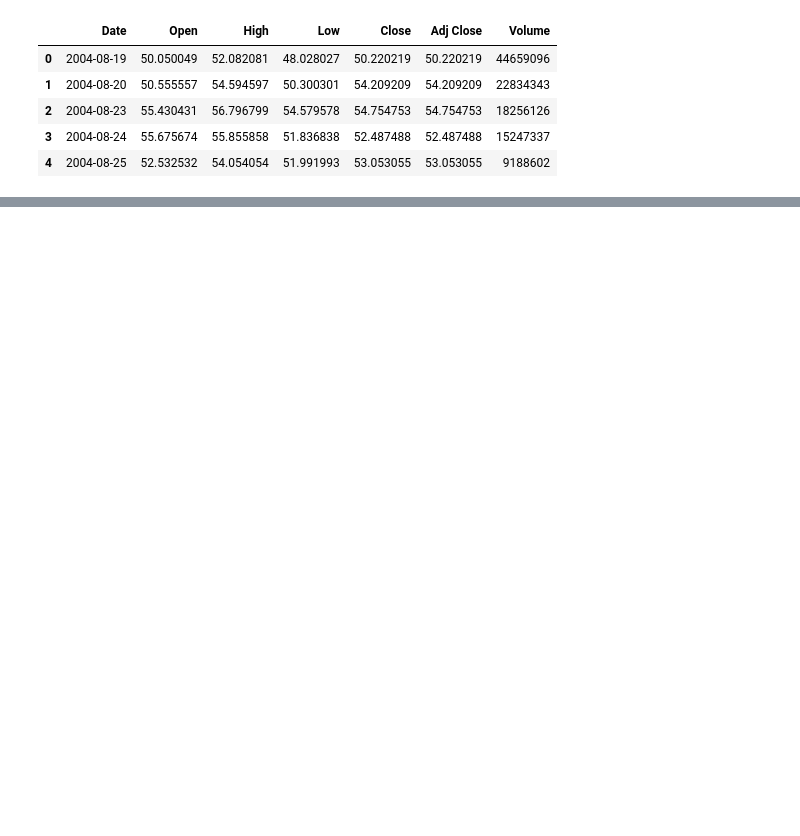
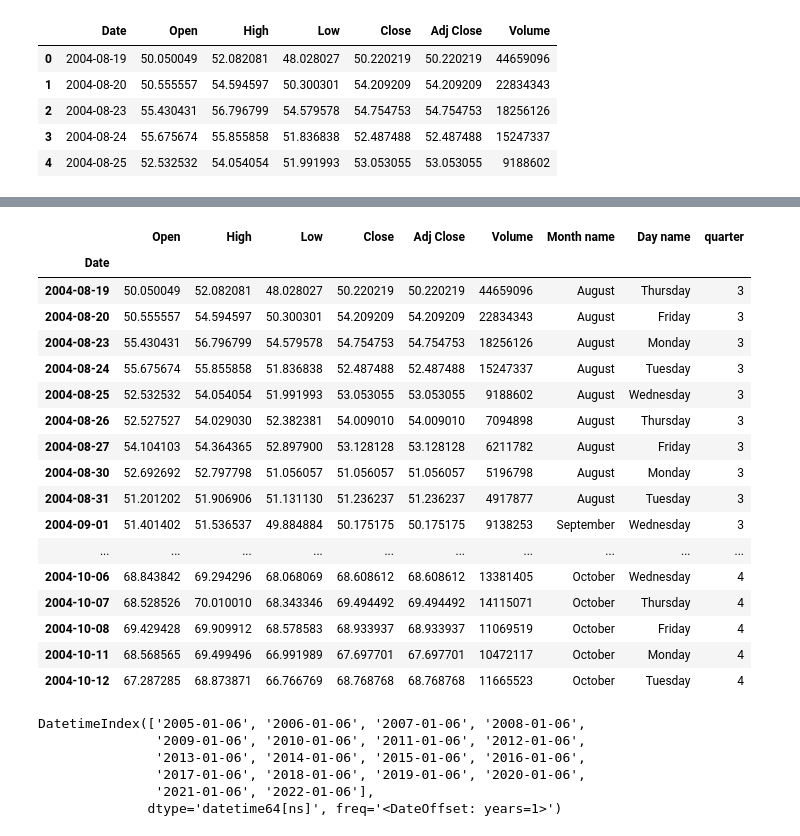
Before and after one commit to swayam-learning/DataScience_ML, a Jupyter notebook: TimeSeriesAnalysis/basics.ipynb, the cells around one changed output, grey strips where cells are left out. Drawn from its saved outputs; the diff is of its cells as text; code cells hidden in the pictures; blank space fills up the shorter version.

```diff
--- a/TimeSeriesAnalysis/basics.ipynb
+++ b/TimeSeriesAnalysis/basics.ipynb
@@ -80,0 +178,33 @@ df.head()
+# %%
+# slicing
+df.loc["2004-08-19":"2004-10-12"]
+# in loc first and last is included
+# %% [output]
+|  | Open | High | Low | Close | Adj Close | Volume | Month name | Day name | quarter |
+| Date |  |  |  |  |  |  |  |  |  |
+| 2004-08-19 | 50.050049 | 52.082081 | 48.028027 | 50.220219 | 50.220219 | 44659096 | August | Thursday | 3 |
+| 2004-08-20 | 50.555557 | 54.594597 | 50.300301 | 54.209209 | 54.209209 | 22834343 | August | Friday | 3 |
+| 2004-08-23 | 55.430431 | 56.796799 | 54.579578 | 54.754753 | 54.754753 | 18256126 | August | Monday | 3 |
+| 2004-08-24 | 55.675674 | 55.855858 | 51.836838 | 52.487488 | 52.487488 | 15247337 | August | Tuesday | 3 |
+| 2004-08-25 | 52.532532 | 54.054054 | 51.991993 | 53.053055 | 53.053055 | 9188602 | August | Wednesday | 3 |
+| 2004-08-26 | 52.527527 | 54.029030 | 52.382381 | 54.009010 | 54.009010 | 7094898 | August | Thursday | 3 |
+| 2004-08-27 | 54.104103 | 54.364365 | 52.897900 | 53.128128 | 53.128128 | 6211782 | August | Friday | 3 |
+| 2004-08-30 | 52.692692 | 52.797798 | 51.056057 | 51.056057 | 51.056057 | 5196798 | August | Monday | 3 |
+| 2004-08-31 | 51.201202 | 51.906906 | 51.131130 | 51.236237 | 51.236237 | 4917877 | August | Tuesday | 3 |
+| 2004-09-01 | 51.401402 | 51.536537 | 49.884884 | 50.175175 | 50.175175 | 9138253 | September | Wednesday | 3 |
+| ... | ... | ... | ... | ... | ... | ... | ... | ... | ... |
+| 2004-10-06 | 68.843842 | 69.294296 | 68.068069 | 68.608612 | 68.608612 | 13381405 | October | Wednesday | 4 |
+| 2004-10-07 | 68.528526 | 70.010010 | 68.343346 | 69.494492 | 69.494492 | 14115071 | October | Thursday | 4 |
+| 2004-10-08 | 69.429428 | 69.909912 | 68.578583 | 68.933937 | 68.933937 | 11069519 | October | Friday | 4 |
+| 2004-10-11 | 68.568565 | 69.499496 | 66.991989 | 67.697701 | 67.697701 | 10472117 | October | Monday | 4 |
+| 2004-10-12 | 67.287285 | 68.873871 | 66.766769 | 68.768768 | 68.768768 | 11665523 | October | Tuesday | 4 |
+# %%
+#  challenge --> fetch info for a particular date every year --> limitation of timedelta
+pd.date_range(start="2005-1-6",end="2022-1-6",freq=pd.DateOffset(years=1))
+# %% [output]
+DatetimeIndex(['2005-01-06', '2006-01-06', '2007-01-06', '2008-01-06',
+               '2009-01-06', '2010-01-06', '2011-01-06', '2012-01-06',
+               '2013-01-06', '2014-01-06', '2015-01-06', '2016-01-06',
+               '2017-01-06', '2018-01-06', '2019-01-06', '2020-01-06',
+               '2021-01-06', '2022-01-06'],
+              dtype='datetime64[ns]', freq='<DateOffset: years=1>')
```
Also changed, not shown: parts of 20 cells of this notebook.
